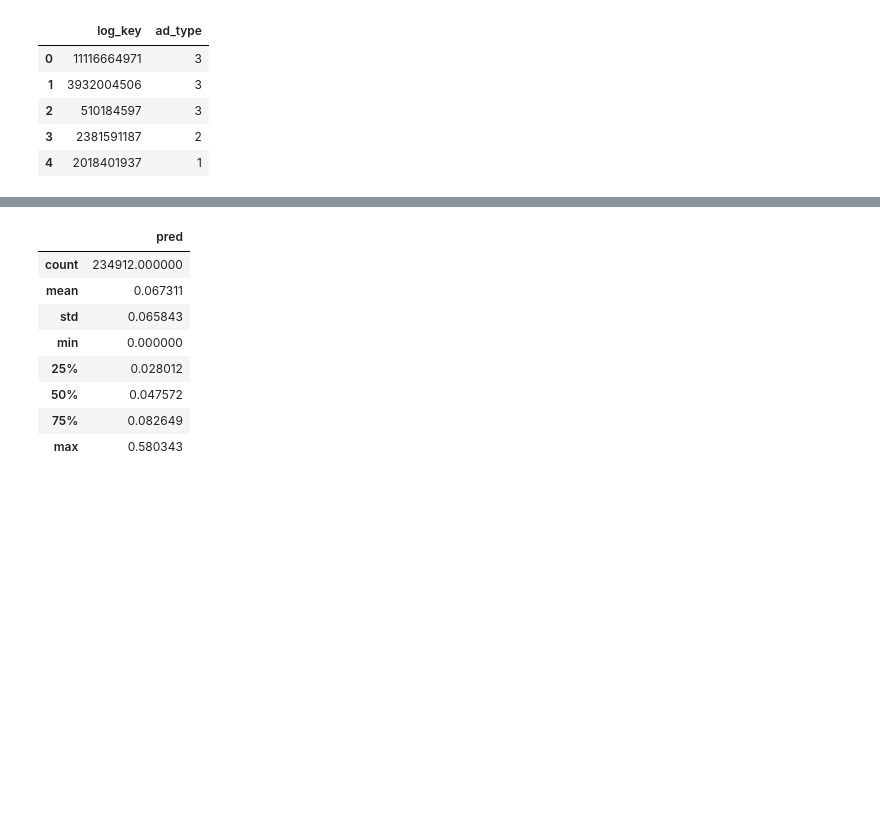
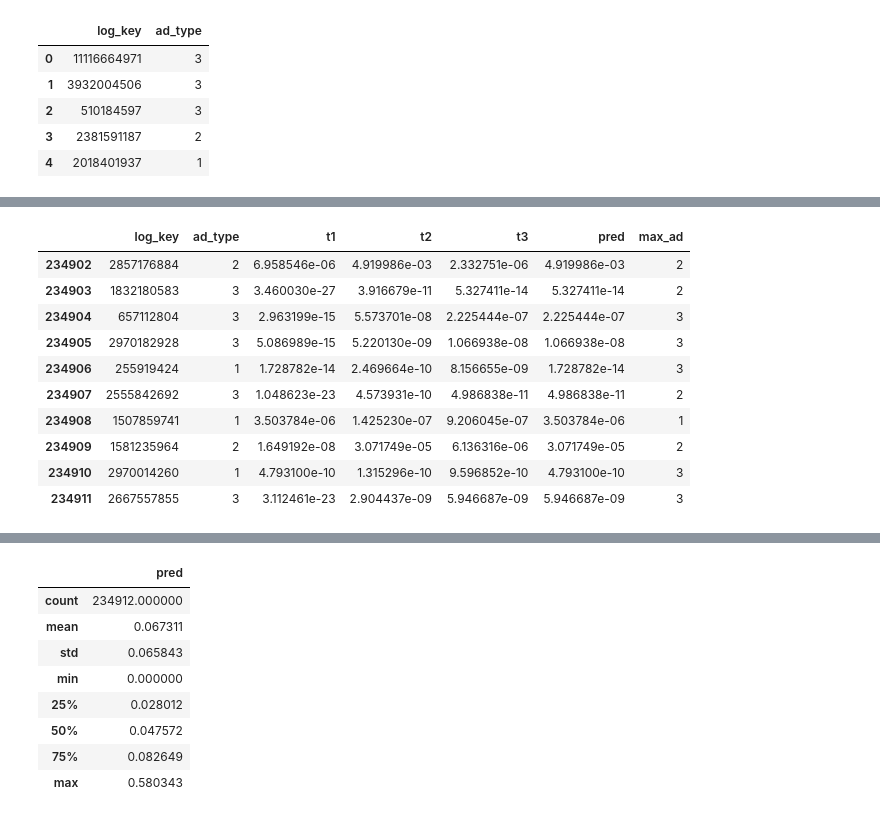
Before and after one commit to makwingchi/conversion-rate-prediction, a Jupyter notebook: PaddleDynamic/jupyter/feature_eng.ipynb, the cells around one changed output, grey strips where cells are left out. Drawn from its saved outputs; the diff is of its cells as text; code cells hidden in the pictures; blank space fills up the shorter version.

```diff
--- a/PaddleDynamic/jupyter/feature_eng.ipynb
+++ b/PaddleDynamic/jupyter/feature_eng.ipynb
@@ -1973,0 +2169,39 @@ test_df.head()
+# %%
+test_df["t1"] = infer["t1"]
+test_df["t2"] = infer["t2"]
+test_df["t3"] = infer["t3"]
+# %%
+def identify_pred(row):
+    if row["ad_type"] == 1:
+        return row["t1"]
+
+    if row["ad_type"] == 2:
+        return row["t2"]
+
+    return row["t3"]
+
+test_df["pred"] = test_df.apply(lambda x: identify_pred(x), axis=1)
+# %%
+def identify_max(row):
+    if row["t1"] > max(row["t2"], row["t3"]):
+        return 1
+    elif row["t3"] > max(row["t2"], row["t1"]):
+        return 3
+    elif row["t2"] > max(row["t3"], row["t1"]):
+        return 2
+# %%
+test_df["max_ad"] = test_df.apply(identify_max, axis=1)
+# %%
+test_df.tail(10)
+# %% [output]
+|  | log_key | ad_type | t1 | t2 | t3 | pred | max_ad |
+| 234902 | 2857176884 | 2 | 6.958546e-06 | 4.919986e-03 | 2.332751e-06 | 4.919986e-03 | 2 |
+| 234903 | 1832180583 | 3 | 3.460030e-27 | 3.916679e-11 | 5.327411e-14 | 5.327411e-14 | 2 |
+| 234904 | 657112804 | 3 | 2.963199e-15 | 5.573701e-08 | 2.225444e-07 | 2.225444e-07 | 3 |
+| 234905 | 2970182928 | 3 | 5.086989e-15 | 5.220130e-09 | 1.066938e-08 | 1.066938e-08 | 3 |
+| 234906 | 255919424 | 1 | 1.728782e-14 | 2.469664e-10 | 8.156655e-09 | 1.728782e-14 | 3 |
+| 234907 | 2555842692 | 3 | 1.048623e-23 | 4.573931e-10 | 4.986838e-11 | 4.986838e-11 | 2 |
+| 234908 | 1507859741 | 1 | 3.503784e-06 | 1.425230e-07 | 9.206045e-07 | 3.503784e-06 | 1 |
+| 234909 | 1581235964 | 2 | 1.649192e-08 | 3.071749e-05 | 6.136316e-06 | 3.071749e-05 | 2 |
+| 234910 | 2970014260 | 1 | 4.793100e-10 | 1.315296e-10 | 9.596852e-10 | 4.793100e-10 | 3 |
+| 234911 | 2667557855 | 3 | 3.112461e-23 | 2.904437e-09 | 5.946687e-09 | 5.946687e-09 | 3 |
```
Also changed, not shown: parts of 34 cells of this notebook, 2 other files.
